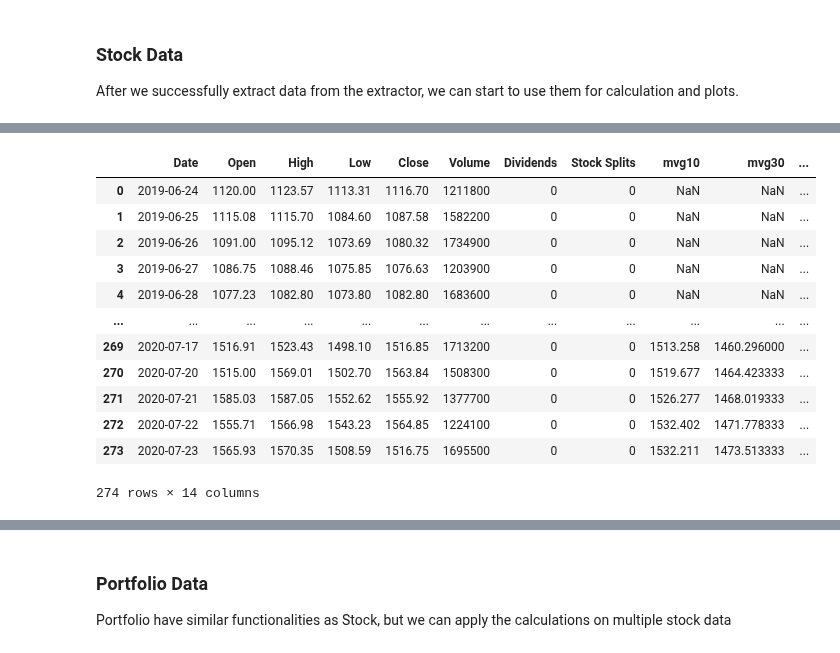
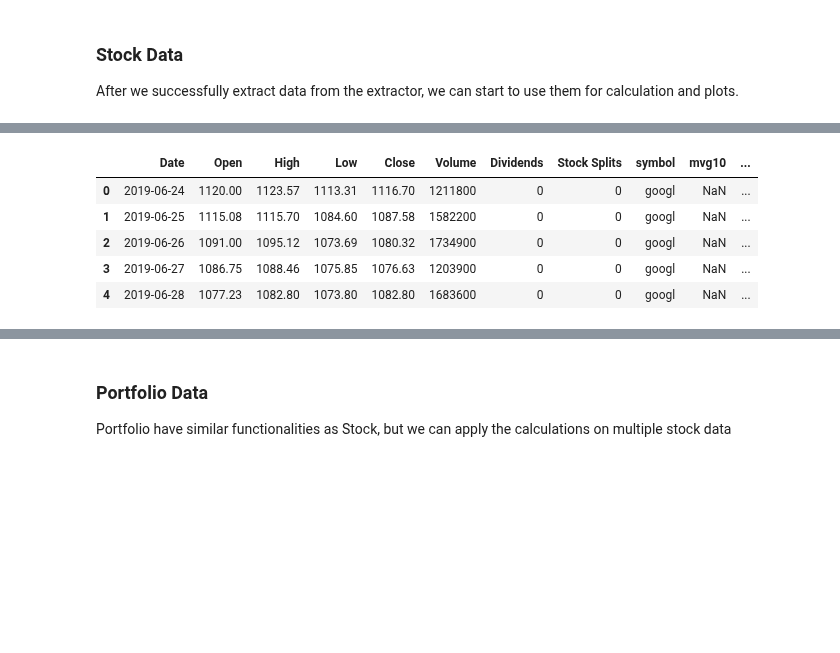
Before and after one commit to allen-chiang/Time-Series-Transformer, a Jupyter notebook: Stock_Gallery.ipynb, the cells around one changed output, grey strips where cells are left out. Drawn from its saved outputs; the diff is of its cells as text; code cells hidden in the pictures; blank space fills up the shorter version.

```diff
--- a/Stock_Gallery.ipynb
+++ b/Stock_Gallery.ipynb
@@ -39,24 +32,17 @@ googl_stock.dataFrame
 # %%
 googl_stock.make_technical_indicator('Close','mvg10',moving_average,windowSize = 10)
 googl_stock.make_technical_indicator('Close','mvg30',moving_average,windowSize = 30)
 googl_stock.make_technical_indicator('Close','fft',rfft_transform)
 googl_stock.make_technical_indicator('Close','stochastic_oscillator',stochastic_oscillator)
 
-googl_stock.dataFrame
+googl_stock.dataFrame.head()
 # %% [output]
-|  | Date | Open | High | Low | Close | Volume | Dividends | Stock Splits | mvg10 | mvg30 | ... |
-| 0 | 2019-06-24 | 1120.00 | 1123.57 | 1113.31 | 1116.70 | 1211800 | 0 | 0 | NaN | NaN | ... |
-| 1 | 2019-06-25 | 1115.08 | 1115.70 | 1084.60 | 1087.58 | 1582200 | 0 | 0 | NaN | NaN | ... |
-| 2 | 2019-06-26 | 1091.00 | 1095.12 | 1073.69 | 1080.32 | 1734900 | 0 | 0 | NaN | NaN | ... |
-| 3 | 2019-06-27 | 1086.75 | 1088.46 | 1075.85 | 1076.63 | 1203900 | 0 | 0 | NaN | NaN | ... |
-| 4 | 2019-06-28 | 1077.23 | 1082.80 | 1073.80 | 1082.80 | 1683600 | 0 | 0 | NaN | NaN | ... |
-| ... | ... | ... | ... | ... | ... | ... | ... | ... | ... | ... | ... |
-| 269 | 2020-07-17 | 1516.91 | 1523.43 | 1498.10 | 1516.85 | 1713200 | 0 | 0 | 1513.258 | 1460.296000 | ... |
-| 270 | 2020-07-20 | 1515.00 | 1569.01 | 1502.70 | 1563.84 | 1508300 | 0 | 0 | 1519.677 | 1464.423333 | ... |
-| 271 | 2020-07-21 | 1585.03 | 1587.05 | 1552.62 | 1555.92 | 1377700 | 0 | 0 | 1526.277 | 1468.019333 | ... |
-| 272 | 2020-07-22 | 1555.71 | 1566.98 | 1543.23 | 1564.85 | 1224100 | 0 | 0 | 1532.402 | 1471.778333 | ... |
-| 273 | 2020-07-23 | 1565.93 | 1570.35 | 1508.59 | 1516.75 | 1695500 | 0 | 0 | 1532.211 | 1473.513333 | ... |
+|  | Date | Open | High | Low | Close | Volume | Dividends | Stock Splits | symbol | mvg10 | ... |
+| 0 | 2019-06-24 | 1120.00 | 1123.57 | 1113.31 | 1116.70 | 1211800 | 0 | 0 | googl | NaN | ... |
+| 1 | 2019-06-25 | 1115.08 | 1115.70 | 1084.60 | 1087.58 | 1582200 | 0 | 0 | googl | NaN | ... |
+| 2 | 2019-06-26 | 1091.00 | 1095.12 | 1073.69 | 1080.32 | 1734900 | 0 | 0 | googl | NaN | ... |
+| 3 | 2019-06-27 | 1086.75 | 1088.46 | 1075.85 | 1076.63 | 1203900 | 0 | 0 | googl | NaN | ... |
+| 4 | 2019-06-28 | 1077.23 | 1082.80 | 1073.80 | 1082.80 | 1683600 | 0 | 0 | googl | NaN | ... |
-274 rows × 14 columns
 # %%
 plot_columns = ['Close', 'mvg10', 'mvg30']
 googl_stock.plot(plot_columns, figsize=(10,6))
```
Also changed, not shown: parts of 9 cells of this notebook, 19 other files.
